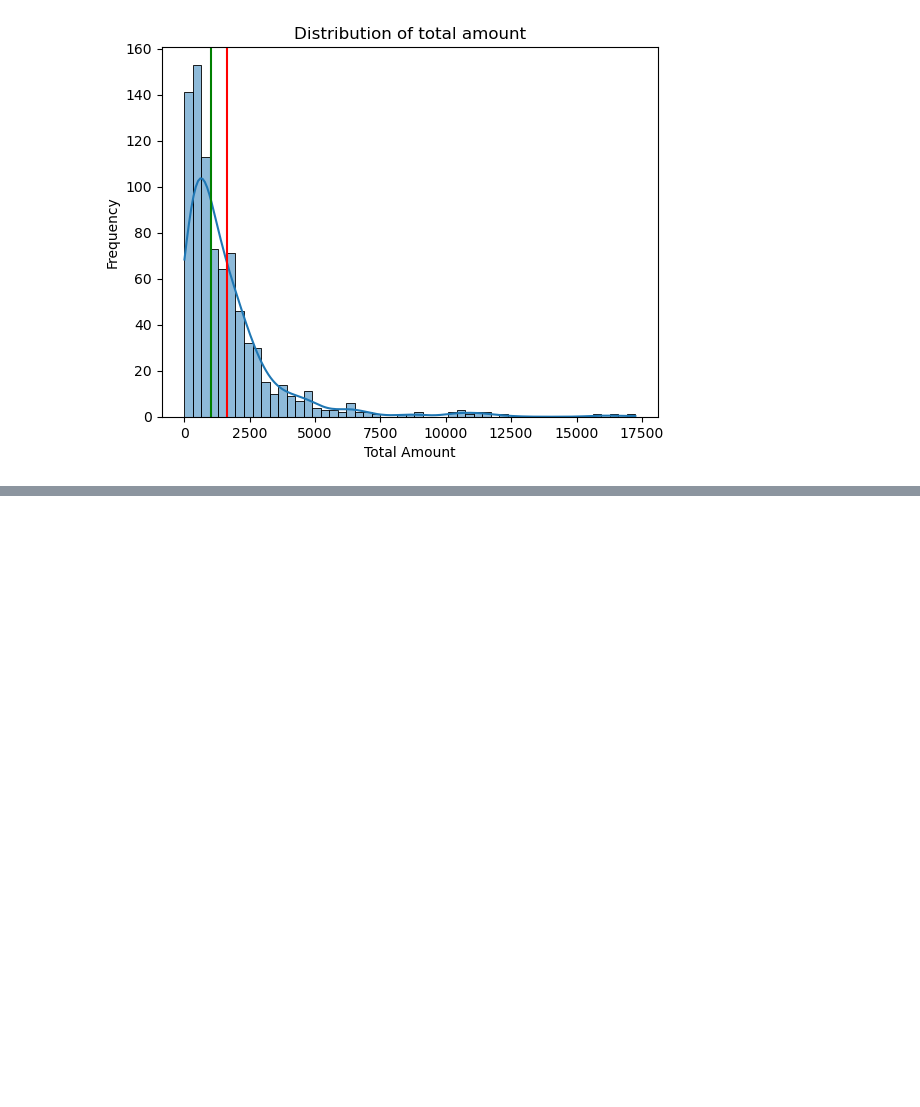
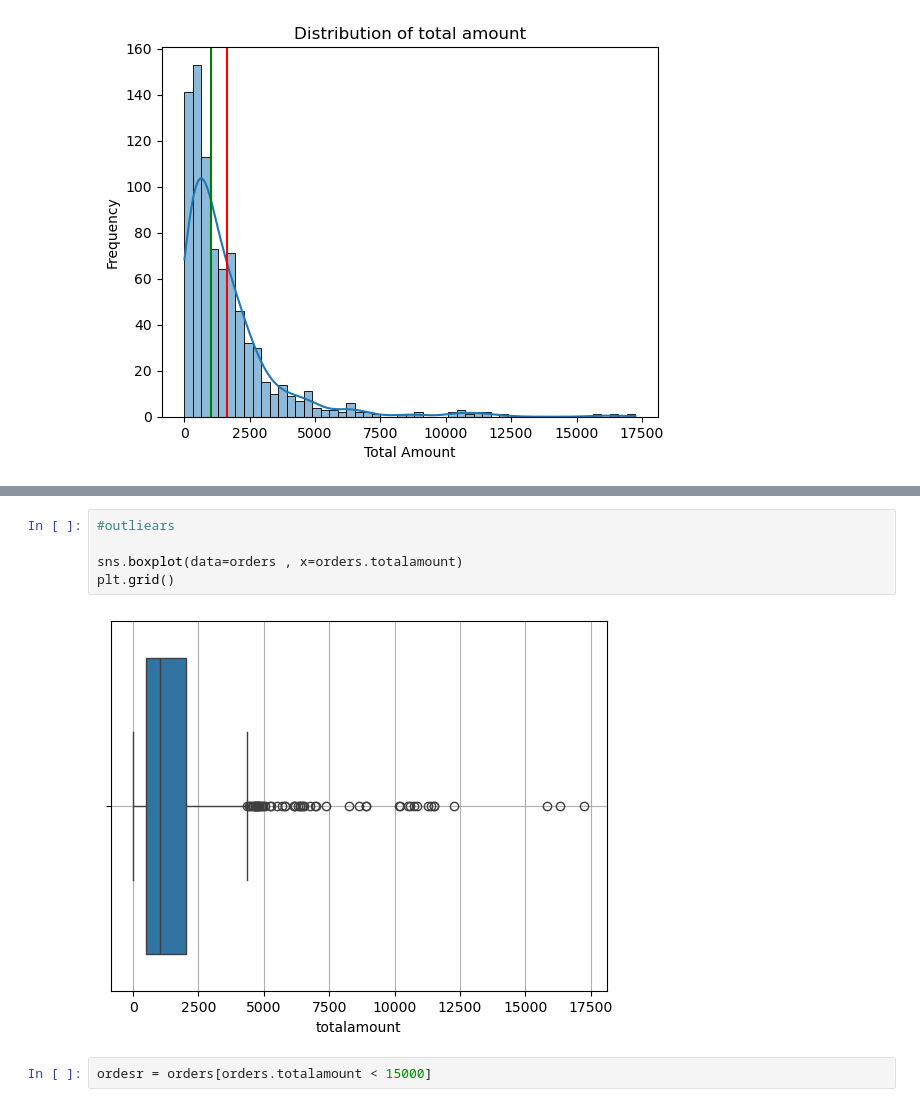
Before and after one commit to Hamza-rami/statistics_with_python, a Jupyter notebook: Describe_Data.ipynb, the cells around one changed output, grey strips where cells are left out. Cells and saved outputs as stored; diff of their text form; blank space fills up the shorter version.

Commit message:
Describe data

```diff
--- a/Describe_Data.ipynb
+++ b/Describe_Data.ipynb
@@ -65,0 +77,9 @@ plt.show()
+# %%
+#outliears
+
+sns.boxplot(data=orders , x=orders.totalamount)
+plt.grid()
+# %% [output]
+[figure, added]
+# %%
+ordesr = orders[orders.totalamount < 15000]
```
Also changed, not shown: parts of 2 cells of this notebook.
